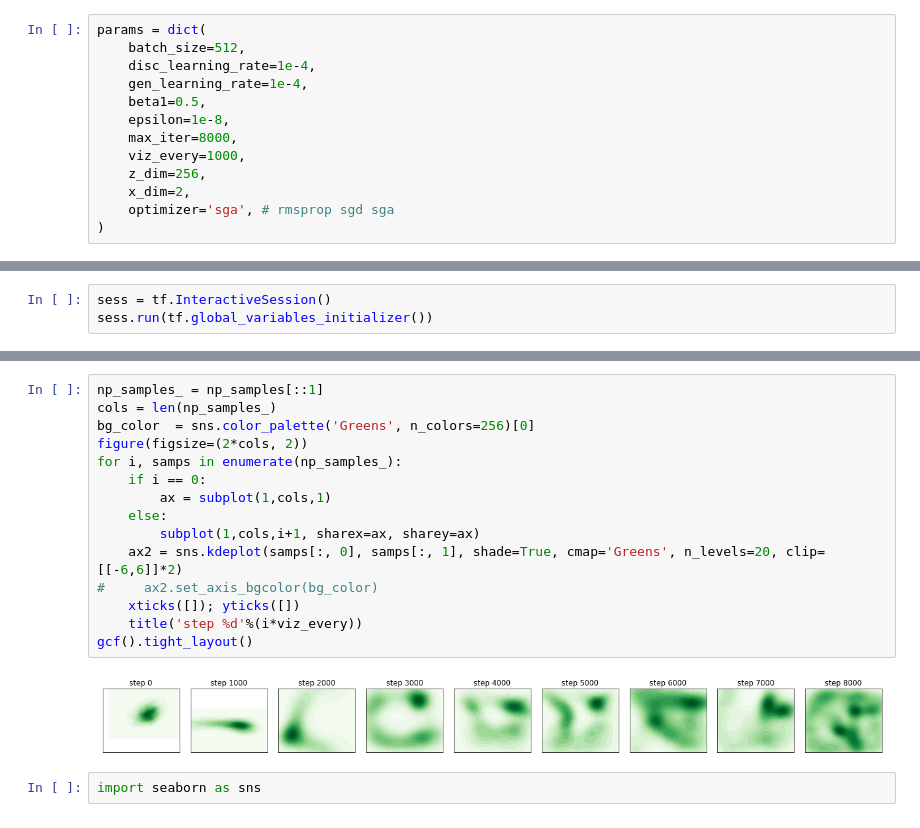
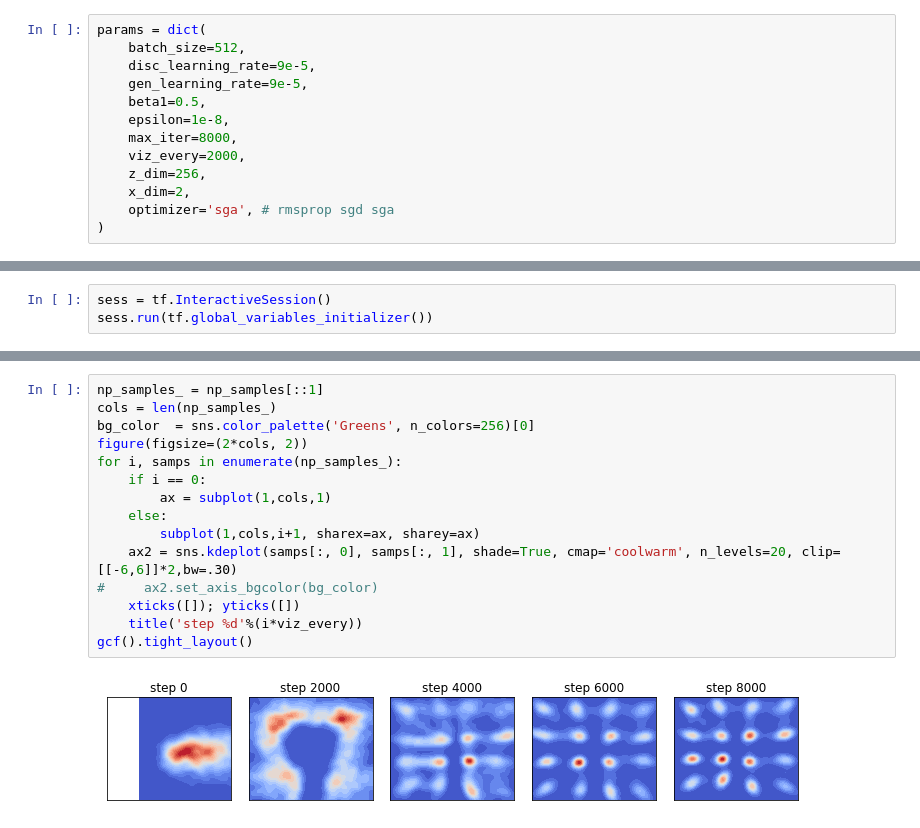
Before and after one commit to bruno-31/diff-game, a Jupyter notebook: sga-gan.ipynb, the cells around one changed output, grey strips where cells are left out. Saved outputs shown, nothing was run; the diff lists cells and outputs as text.

```diff
--- a/sga-gan.ipynb
+++ b/sga-gan.ipynb
@@ -47,12 +47,12 @@ def sample_mog(batch_size, n_mixture=16, std=0.2):
 # %%
 params = dict(
     batch_size=512,
-    disc_learning_rate=1e-4,
-    gen_learning_rate=1e-4,
+    disc_learning_rate=9e-5,
+    gen_learning_rate=9e-5,
     beta1=0.5,
     epsilon=1e-8,
     max_iter=8000,
-    viz_every=1000,
+    viz_every=2000,
     z_dim=256,
     x_dim=2,
     optimizer='sga', # rmsprop sgd sga
@@ -159,19 +158,17 @@ for i in tqdm(range(params['max_iter']+1)):
 # %%
 np_samples_ = np_samples[::1]
 cols = len(np_samples_)
 bg_color  = sns.color_palette('Greens', n_colors=256)[0]
 figure(figsize=(2*cols, 2))
 for i, samps in enumerate(np_samples_):
     if i == 0:
         ax = subplot(1,cols,1)
     else:
         subplot(1,cols,i+1, sharex=ax, sharey=ax)
-    ax2 = sns.kdeplot(samps[:, 0], samps[:, 1], shade=True, cmap='Greens', n_levels=20, clip=[[-6,6]]*2)
+    ax2 = sns.kdeplot(samps[:, 0], samps[:, 1], shade=True, cmap='coolwarm', n_levels=20, clip=[[-6,6]]*2,bw=.30)
 #     ax2.set_axis_bgcolor(bg_color)
     xticks([]); yticks([])
     title('step %d'%(i*viz_every))
 gcf().tight_layout()
 # %% [output]
-[figure, old version]
+[figure, new version]
-# %%
-import seaborn as sns
```
Also changed, not shown: parts of 2 cells of this notebook, 8 other files.
